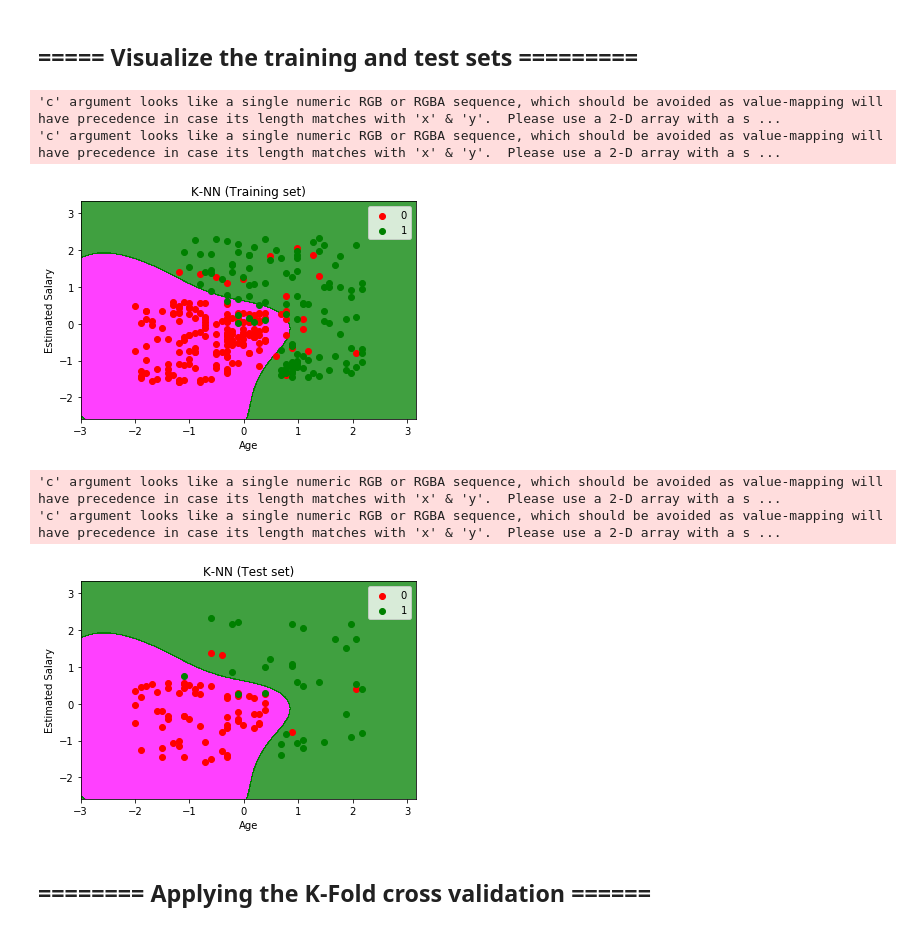
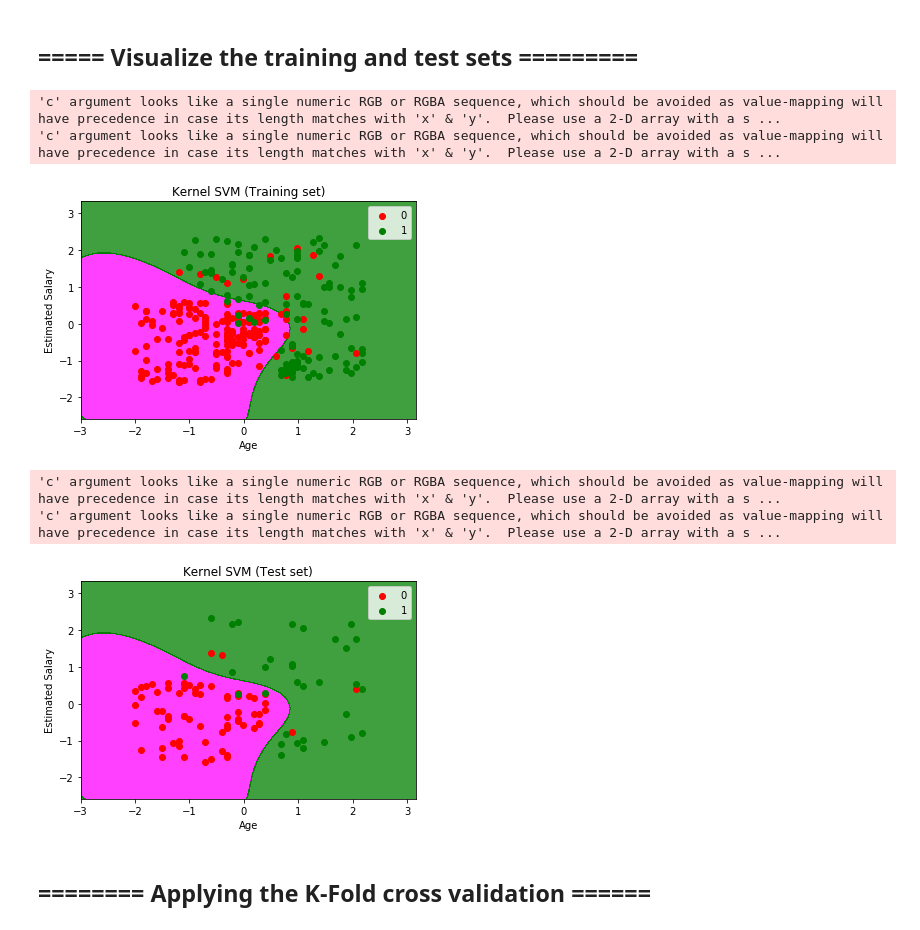
Before and after one commit to zhao1157/Machine_Learning_A-Z, a Jupyter notebook: 3_Classification/4_Kernel_SVM/my_Kernel_SVM_template.ipynb, the cells around one changed output. Saved outputs shown, nothing was run; the diff lists cells and outputs as text; code cells hidden in the pictures.

```diff
--- a/3_Classification/4_Kernel_SVM/my_Kernel_SVM_template.ipynb
+++ b/3_Classification/4_Kernel_SVM/my_Kernel_SVM_template.ipynb
@@ -53,28 +53,28 @@ SVC(C=5, cache_size=200, class_weight=None, coef0=0.0,
 # %%
 from matplotlib.colors import ListedColormap
 import matplotlib.pyplot as plt
 import numpy as np
 train_test_sets = {'Training': (x_train, y_train), 'Test': (x_test, y_test)}
 for sets in ['Training', 'Test']:
     X_set, y_set = train_test_sets[sets]
     X1, X2 = np.meshgrid(np.arange(start = X_set[:, 0].min() - 1, stop = X_set[:, 0].max() + 1, step = 0.01), np.arange(start = X_set[:, 1].min() - 1, stop = X_set[:, 1].max() + 1, step = 0.01))
     plt.contourf(X1, X2, classifier.predict(np.array([X1.ravel(), X2.ravel()]).T).reshape(X1.shape), alpha = 0.75, cmap = ListedColormap(('magenta', 'green')))
     plt.xlim(X1.min(), X1.max())
     plt.ylim(X2.min(), X2.max())
     for i, j in enumerate(np.unique(y_set)):
         plt.scatter(X_set[y_set == j, 0], X_set[y_set == j, 1], c = ListedColormap(('red', 'green'))(i), label = j)
-        plt.title('K-NN ('+sets+' set)')
+        plt.title('Kernel SVM ('+sets+' set)')
         plt.xlabel('Age')
         plt.ylabel('Estimated Salary')
         plt.legend()
     plt.show()
 # %% [output]
 'c' argument looks like a single numeric RGB or RGBA sequence, which should be avoided as value-mapping will have precedence in case its length matches with 'x' & 'y'.  Please use a 2-D array with a s ...
 'c' argument looks like a single numeric RGB or RGBA sequence, which should be avoided as value-mapping will have precedence in case its length matches with 'x' & 'y'.  Please use a 2-D array with a s ...
-[figure, old version]
+[figure, new version]
 'c' argument looks like a single numeric RGB or RGBA sequence, which should be avoided as value-mapping will have precedence in case its length matches with 'x' & 'y'.  Please use a 2-D array with a s ...
 'c' argument looks like a single numeric RGB or RGBA sequence, which should be avoided as value-mapping will have precedence in case its length matches with 'x' & 'y'.  Please use a 2-D array with a s ...
-[figure, old version]
+[figure, new version]
 # %% [markdown]
 ## ======== Applying the K-Fold cross validation ======
 # %%
```
